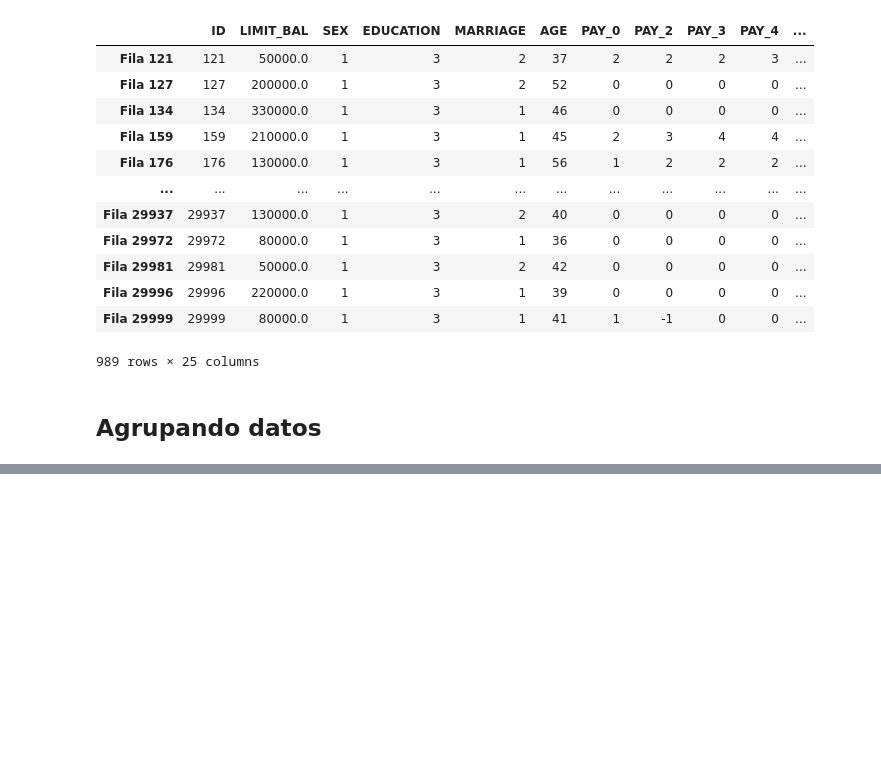
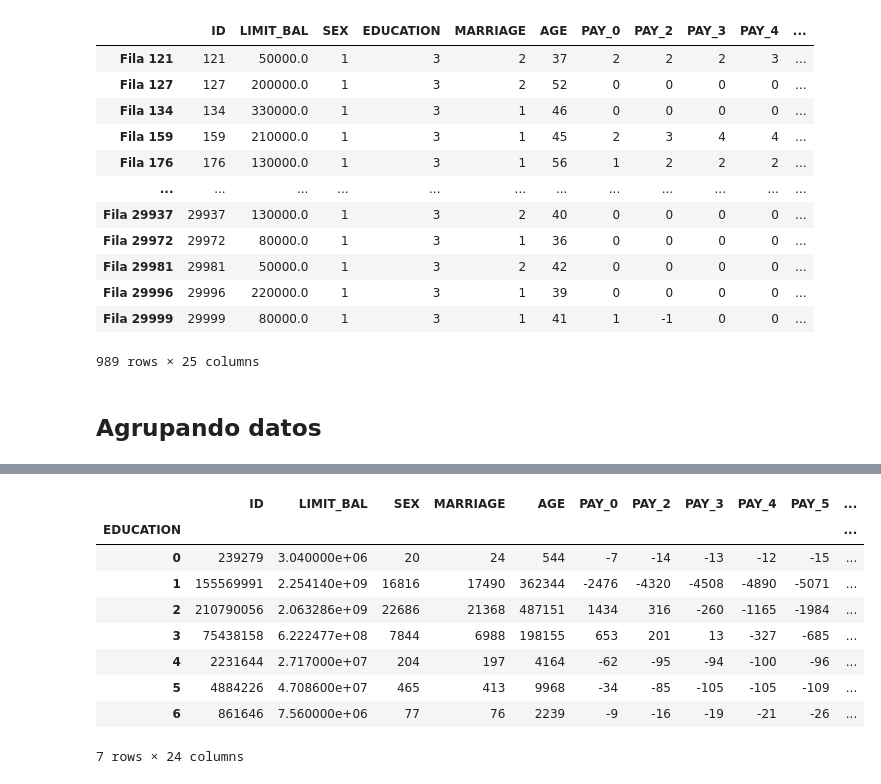
Before and after one commit to jfvenegasg/Curso_Pandas, a Jupyter notebook: Curso_pandas.ipynb, the cells around one changed output, grey strips where cells are left out. Saved outputs shown, nothing was run; the diff lists cells and outputs as text; code cells hidden in the pictures; blank space fills up the shorter version.

Commit message:
agrupación y extensión de series

```diff
--- a/Curso_pandas.ipynb
+++ b/Curso_pandas.ipynb
@@ -401,0 +403,19 @@ Un aspecto interesante de trabajar con tablas, es poder agrupar los datos de acu
+# %%
+# Para agrupar los datos, primero se crea un objeto de agrupación, indicando cual es la columna que se utilizará para agrupar.
+datos_grouped = tabla.groupby("EDUCATION")
+# Luego podemos utilizar distintos tipos de funciones de agregación, lo que harán estas funciones será tomar todas las columnas en que determinado valor de la columna "EDUCATION" se repita
+# y agregar los datos de las otras columnas dependiendo de la función especificada. Ejemplo de estas funciones son la suma de datos, el calculo de la media, el calculo de la mediana, etc... En este caso,
+# agregaremos el resto de las columnas con la función suma especificada por el atributo ".sum"
+datos_grouped = datos_grouped.sum()
+datos_grouped
+# %% [output]
+|  | ID | LIMIT_BAL | SEX | MARRIAGE | AGE | PAY_0 | PAY_2 | PAY_3 | PAY_4 | PAY_5 | ... |
+| EDUCATION |  |  |  |  |  |  |  |  |  |  | ... |
+| 0 | 239279 | 3.040000e+06 | 20 | 24 | 544 | -7 | -14 | -13 | -12 | -15 | ... |
+| 1 | 155569991 | 2.254140e+09 | 16816 | 17490 | 362344 | -2476 | -4320 | -4508 | -4890 | -5071 | ... |
+| 2 | 210790056 | 2.063286e+09 | 22686 | 21368 | 487151 | 1434 | 316 | -260 | -1165 | -1984 | ... |
+| 3 | 75438158 | 6.222477e+08 | 7844 | 6988 | 198155 | 653 | 201 | 13 | -327 | -685 | ... |
+| 4 | 2231644 | 2.717000e+07 | 204 | 197 | 4164 | -62 | -95 | -94 | -100 | -96 | ... |
+| 5 | 4884226 | 4.708600e+07 | 465 | 413 | 9968 | -34 | -85 | -105 | -105 | -109 | ... |
+| 6 | 861646 | 7.560000e+06 | 77 | 76 | 2239 | -9 | -16 | -19 | -21 | -26 | ... |
+7 rows × 24 columns
```
Also changed, not shown: parts of 4 cells of this notebook.
